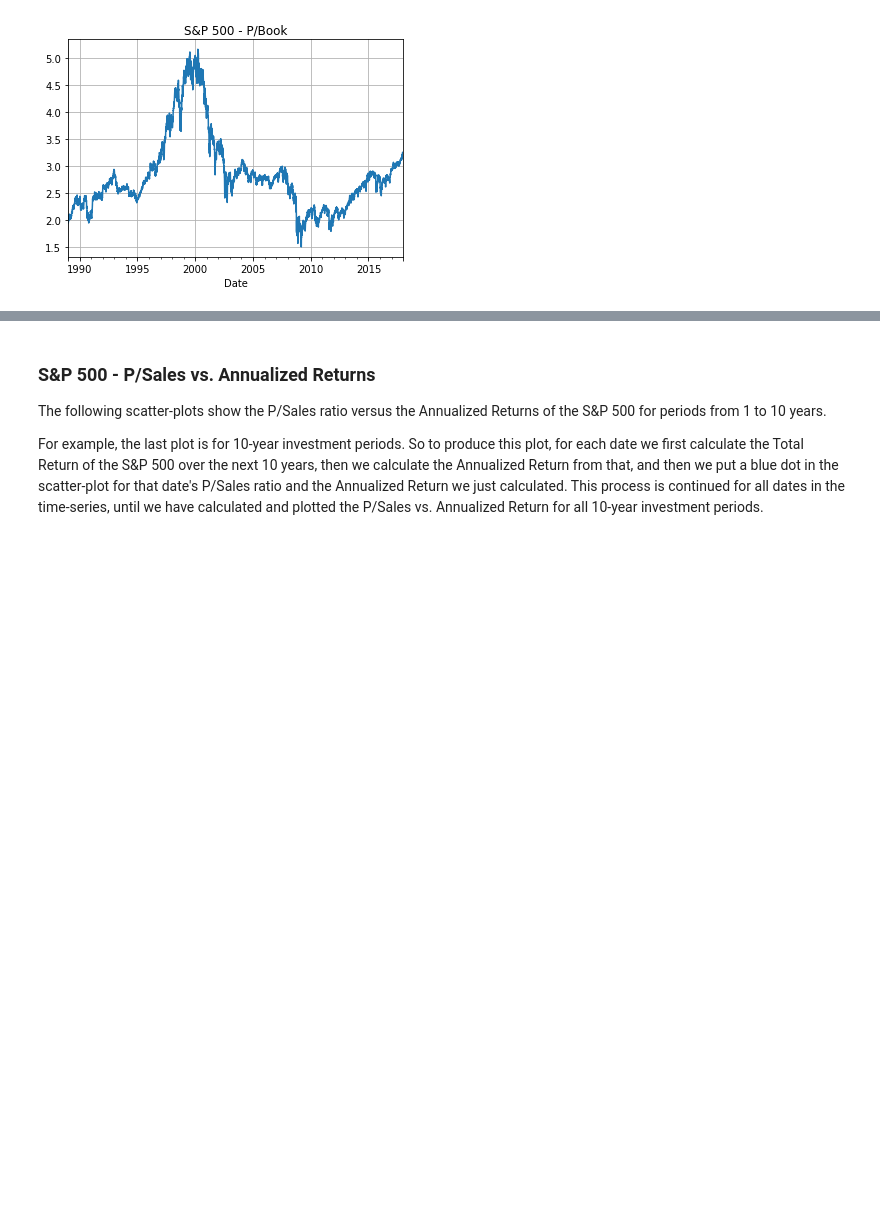
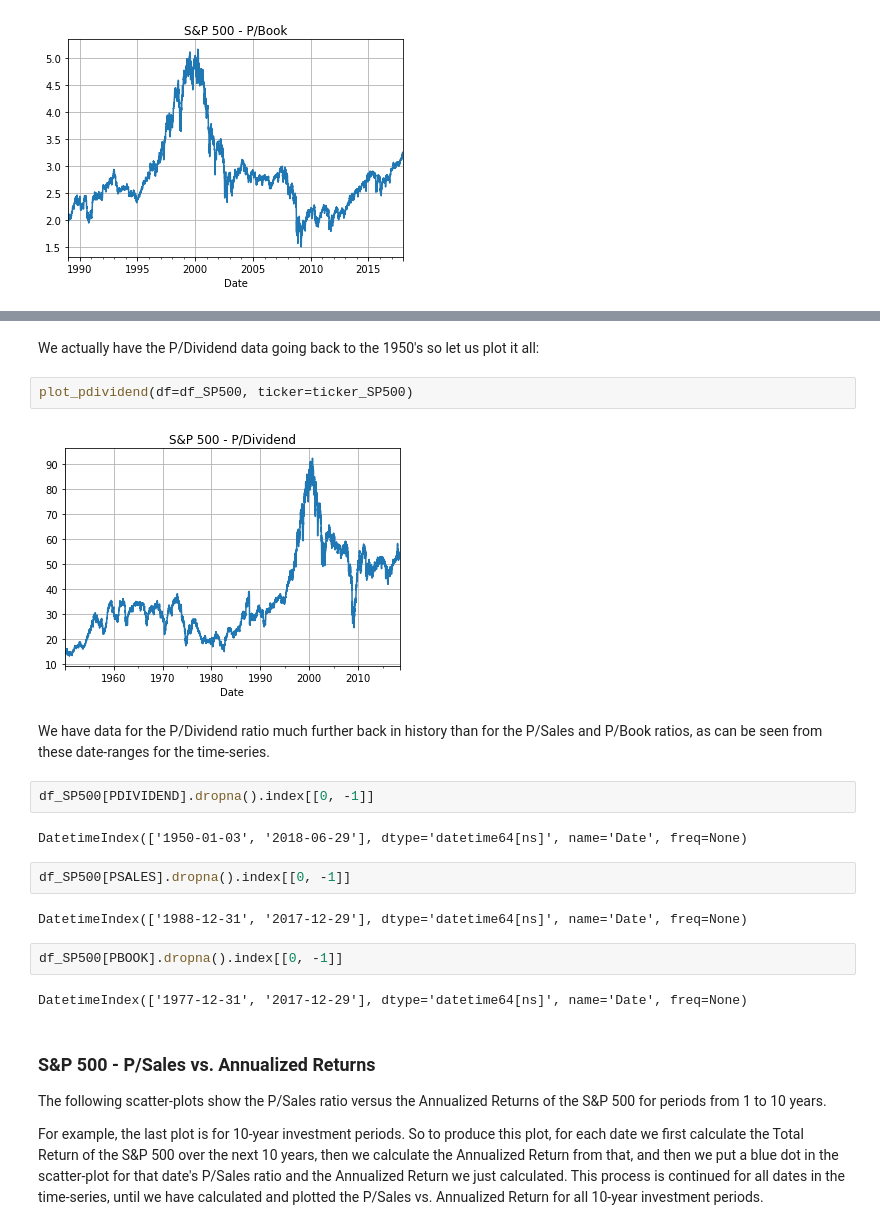
Before and after one commit to Hvass-Labs/FinanceOps, a Jupyter notebook: 01_Forecasting_Long-Term_Stock_Returns.ipynb, the cells around one changed output, grey strips where cells are left out. Saved outputs shown, nothing was run; the diff lists cells and outputs as text; blank space fills up the shorter version.

```diff
--- a/01_Forecasting_Long-Term_Stock_Returns.ipynb
+++ b/01_Forecasting_Long-Term_Stock_Returns.ipynb
@@ -303,3 +322,23 @@ plot_pbook(df=df_SP500, ticker=ticker_SP500, start_date=start_date)
+# %% [markdown]
+We actually have the P/Dividend data going back to the 1950's so let us plot it all:
+# %%
+plot_pdividend(df=df_SP500, ticker=ticker_SP500)
+# %% [output]
+[figure, added]
+# %% [markdown]
+We have data for the P/Dividend ratio much further back in history than for the P/Sales and P/Book ratios, as can be seen from these date-ranges for the time-series.
+# %%
+df_SP500[PDIVIDEND].dropna().index[[0, -1]]
+# %% [output]
+DatetimeIndex(['1950-01-03', '2018-06-29'], dtype='datetime64[ns]', name='Date', freq=None)
+# %%
+df_SP500[PSALES].dropna().index[[0, -1]]
+# %% [output]
+DatetimeIndex(['1988-12-31', '2017-12-29'], dtype='datetime64[ns]', name='Date', freq=None)
+# %%
+df_SP500[PBOOK].dropna().index[[0, -1]]
+# %% [output]
+DatetimeIndex(['1977-12-31', '2017-12-29'], dtype='datetime64[ns]', name='Date', freq=None)
 # %% [markdown]
 ### S&P 500 - P/Sales vs. Annualized Returns
 
```
Also changed, not shown: parts of 16 cells of this notebook, 2 other files.
